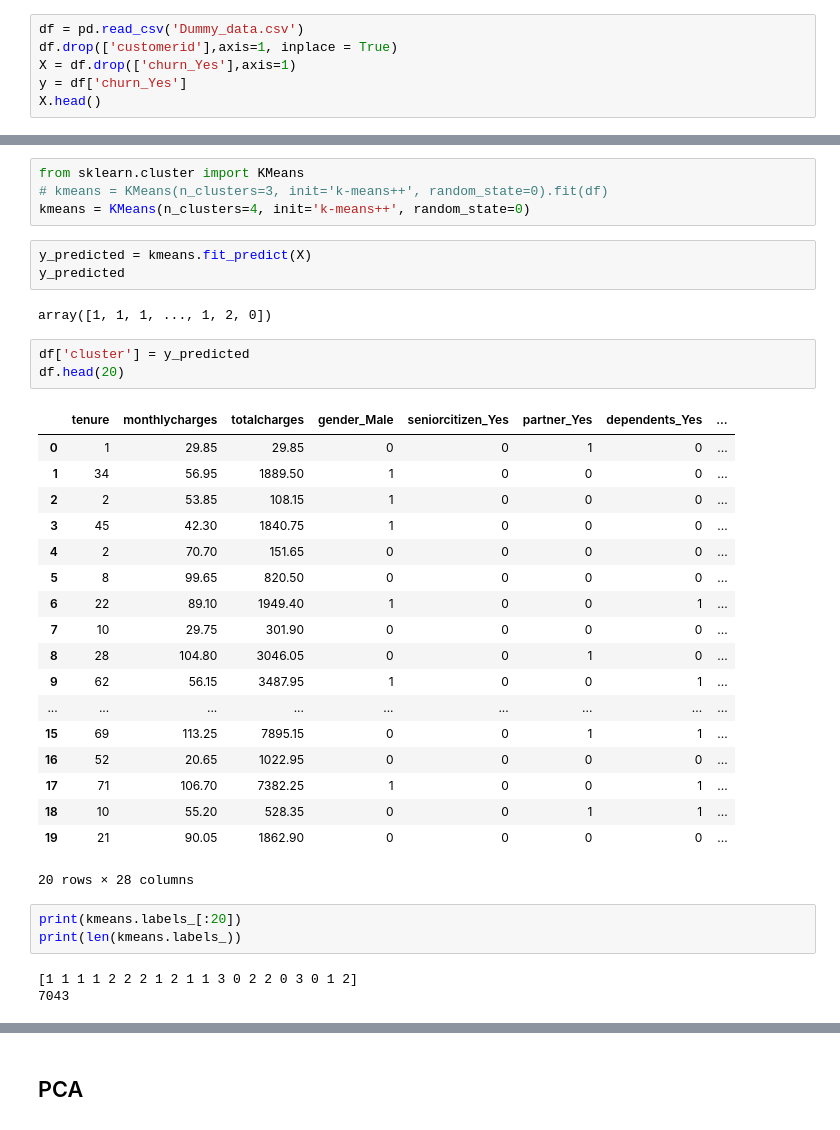
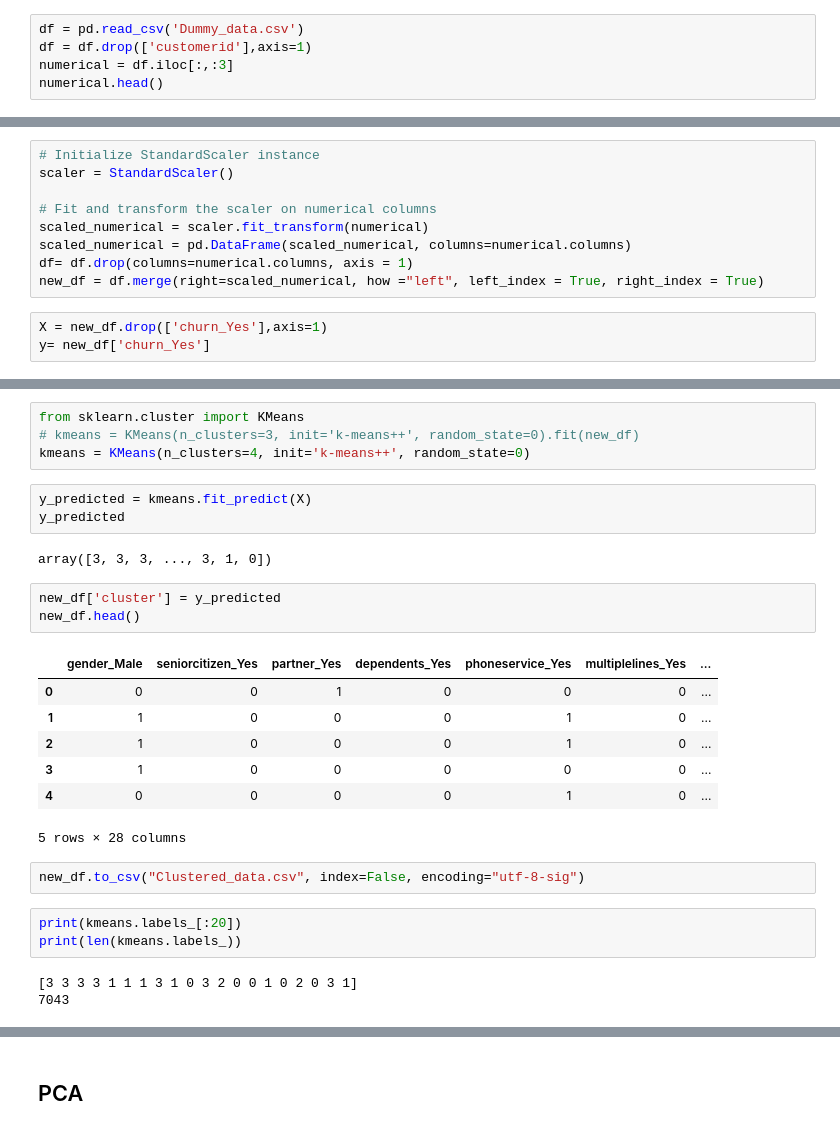
Before and after one commit to KristofVandewynckel/Telecom_Churn, a Jupyter notebook: K_means_clustering.ipynb, the cells around one changed output, grey strips where cells are left out. Drawn from its saved outputs; the diff is of its cells as text.

```diff
--- a/K_means_clustering.ipynb
+++ b/K_means_clustering.ipynb
@@ -9,7 +10,6 @@ from sklearn.cluster import KMeans
 # %%
 df = pd.read_csv('Dummy_data.csv')
-df.drop(['customerid'],axis=1, inplace = True)
-X = df.drop(['churn_Yes'],axis=1)
-y = df['churn_Yes']
-X.head()
+df = df.drop(['customerid'],axis=1)
+numerical = df.iloc[:,:3]
+numerical.head()
 # %% [output]
@@ -29,3 +22,15 @@ X = sc.fit_transform(X)
+# %%
+# Initialize StandardScaler instance
+scaler = StandardScaler()
+
+# Fit and transform the scaler on numerical columns
+scaled_numerical = scaler.fit_transform(numerical)
+scaled_numerical = pd.DataFrame(scaled_numerical, columns=numerical.columns)
+df= df.drop(columns=numerical.columns, axis = 1)
+new_df = df.merge(right=scaled_numerical, how ="left", left_index = True, right_index = True)
+# %%
+X = new_df.drop(['churn_Yes'],axis=1)
+y= new_df['churn_Yes']
 # %%
 from yellowbrick.cluster import KElbowVisualizer
 model = KMeans()
@@ -36,40 +41,31 @@ visualizer.show()
 <AxesSubplot:title={'center':'Distortion Score Elbow for KMeans Clustering'}, xlabel='k', ylabel='distortion score'>
 # %%
 from sklearn.cluster import KMeans
-# kmeans = KMeans(n_clusters=3, init='k-means++', random_state=0).fit(df)
+# kmeans = KMeans(n_clusters=3, init='k-means++', random_state=0).fit(new_df)
 kmeans = KMeans(n_clusters=4, init='k-means++', random_state=0)
 # %%
 y_predicted = kmeans.fit_predict(X)
 y_predicted
 # %% [output]
-array([1, 1, 1, ..., 1, 2, 0])
+array([3, 3, 3, ..., 3, 1, 0])
 # %%
-df['cluster'] = y_predicted
-df.head(20)
+new_df['cluster'] = y_predicted
+new_df.head()
 # %% [output]
-|  | tenure | monthlycharges | totalcharges | gender_Male | seniorcitizen_Yes | partner_Yes | dependents_Yes | ... |
-| 0 | 1 | 29.85 | 29.85 | 0 | 0 | 1 | 0 | ... |
-| 1 | 34 | 56.95 | 1889.50 | 1 | 0 | 0 | 0 | ... |
-| 2 | 2 | 53.85 | 108.15 | 1 | 0 | 0 | 0 | ... |
-| 3 | 45 | 42.30 | 1840.75 | 1 | 0 | 0 | 0 | ... |
-| 4 | 2 | 70.70 | 151.65 | 0 | 0 | 0 | 0 | ... |
-| 5 | 8 | 99.65 | 820.50 | 0 | 0 | 0 | 0 | ... |
-| 6 | 22 | 89.10 | 1949.40 | 1 | 0 | 0 | 1 | ... |
-| 7 | 10 | 29.75 | 301.90 | 0 | 0 | 0 | 0 | ... |
-| 8 | 28 | 104.80 | 3046.05 | 0 | 0 | 1 | 0 | ... |
-| 9 | 62 | 56.15 | 3487.95 | 1 | 0 | 0 | 1 | ... |
-| ... | ... | ... | ... | ... | ... | ... | ... | ... |
-| 15 | 69 | 113.25 | 7895.15 | 0 | 0 | 1 | 1 | ... |
-| 16 | 52 | 20.65 | 1022.95 | 0 | 0 | 0 | 0 | ... |
-| 17 | 71 | 106.70 | 7382.25 | 1 | 0 | 0 | 1 | ... |
-| 18 | 10 | 55.20 | 528.35 | 0 | 0 | 1 | 1 | ... |
-| 19 | 21 | 90.05 | 1862.90 | 0 | 0 | 0 | 0 | ... |
+|  | gender_Male | seniorcitizen_Yes | partner_Yes | dependents_Yes | phoneservice_Yes | multiplelines_Yes | ... |
+| 0 | 0 | 0 | 1 | 0 | 0 | 0 | ... |
+| 1 | 1 | 0 | 0 | 0 | 1 | 0 | ... |
+| 2 | 1 | 0 | 0 | 0 | 1 | 0 | ... |
+| 3 | 1 | 0 | 0 | 0 | 0 | 0 | ... |
+| 4 | 0 | 0 | 0 | 0 | 1 | 0 | ... |
-20 rows × 28 columns
+5 rows × 28 columns
+# %%
+new_df.to_csv("Clustered_data.csv", index=False, encoding="utf-8-sig")
 # %%
 print(kmeans.labels_[:20])
 print(len(kmeans.labels_))
 # %% [output]
-[1 1 1 1 2 2 2 1 2 1 1 3 0 2 2 0 3 0 1 2]
+[3 3 3 3 1 1 1 3 1 0 3 2 0 0 1 0 2 0 3 1]
 7043
 # %%
 kmeans.cluster_centers_
```
Also changed, not shown: parts of 14 cells of this notebook, 1 other file.
